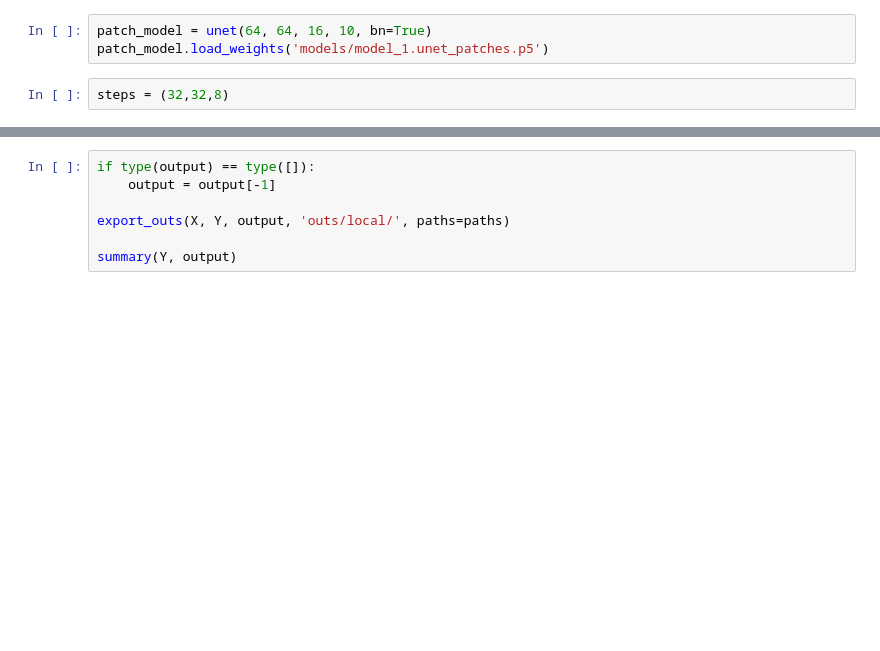
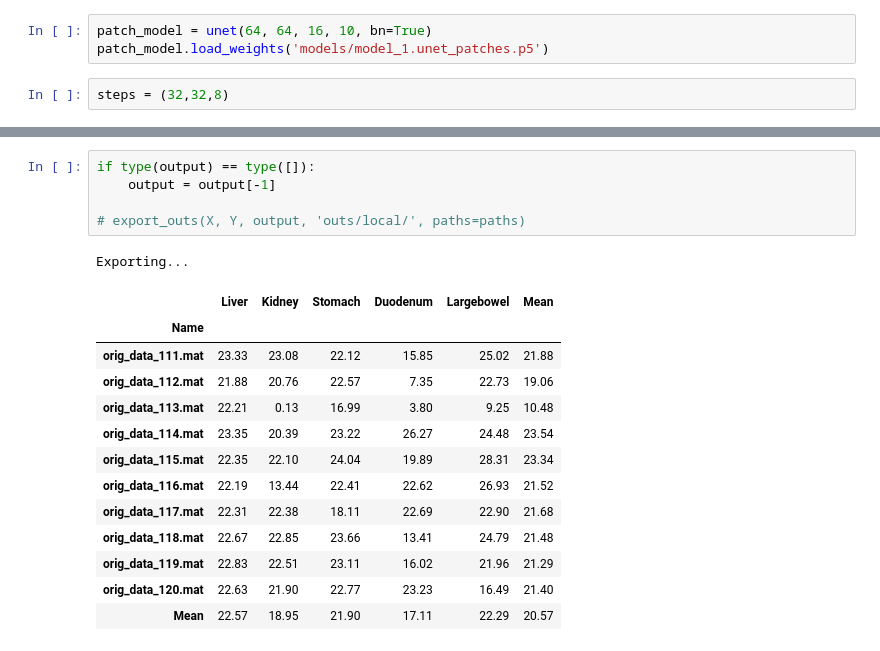
Before and after one commit to imadtoubal/3D-UNET, a Jupyter notebook: test_patches.ipynb, the cells around one changed output, grey strips where cells are left out. Cells and saved outputs as stored; diff of their text form; blank space fills up the shorter version.

```diff
--- a/test_patches.ipynb
+++ b/test_patches.ipynb
@@ -126,7 +130,20 @@ plt.imshow(seg_actual[0,:,:,slc])
 # %%
 if type(output) == type([]):
     output = output[-1]
 
-export_outs(X, Y, output, 'outs/local/', paths=paths)
-
-summary(Y, output)
+# export_outs(X, Y, output, 'outs/local/', paths=paths)
+# %% [output]
+Exporting...
+|  | Liver | Kidney | Stomach | Duodenum | Largebowel | Mean |
+| Name |  |  |  |  |  |  |
+| orig_data_111.mat | 23.33 | 23.08 | 22.12 | 15.85 | 25.02 | 21.88 |
+| orig_data_112.mat | 21.88 | 20.76 | 22.57 | 7.35 | 22.73 | 19.06 |
+| orig_data_113.mat | 22.21 | 0.13 | 16.99 | 3.80 | 9.25 | 10.48 |
+| orig_data_114.mat | 23.35 | 20.39 | 23.22 | 26.27 | 24.48 | 23.54 |
+| orig_data_115.mat | 22.35 | 22.10 | 24.04 | 19.89 | 28.31 | 23.34 |
+| orig_data_116.mat | 22.19 | 13.44 | 22.41 | 22.62 | 26.93 | 21.52 |
+| orig_data_117.mat | 22.31 | 22.38 | 18.11 | 22.69 | 22.90 | 21.68 |
+| orig_data_118.mat | 22.67 | 22.85 | 23.66 | 13.41 | 24.79 | 21.48 |
+| orig_data_119.mat | 22.83 | 22.51 | 23.11 | 16.02 | 21.96 | 21.29 |
+| orig_data_120.mat | 22.63 | 21.90 | 22.77 | 23.23 | 16.49 | 21.40 |
+| Mean | 22.57 | 18.95 | 21.90 | 17.11 | 22.29 | 20.57 |
```
Also changed, not shown: parts of 11 cells of this notebook.
